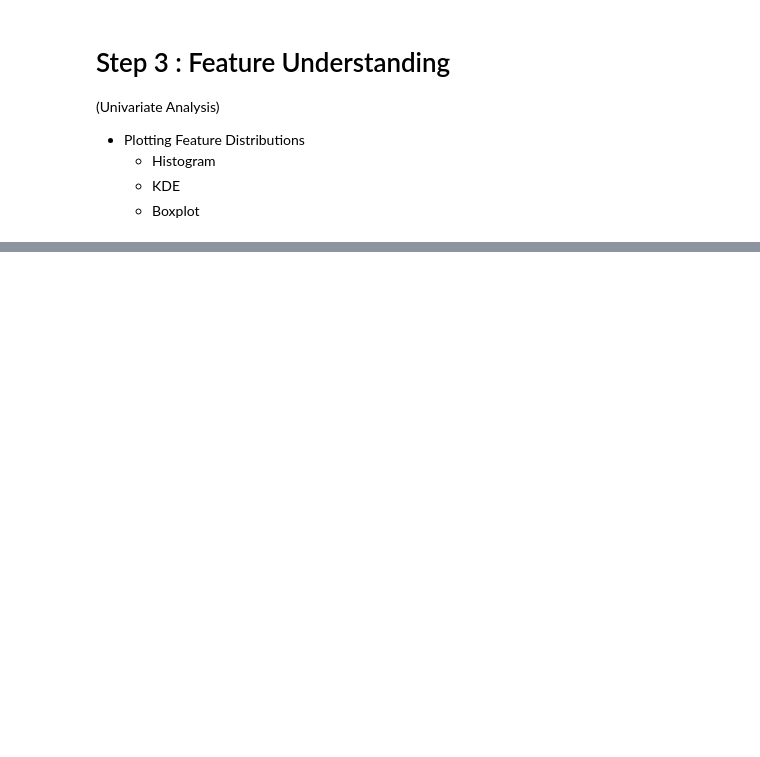
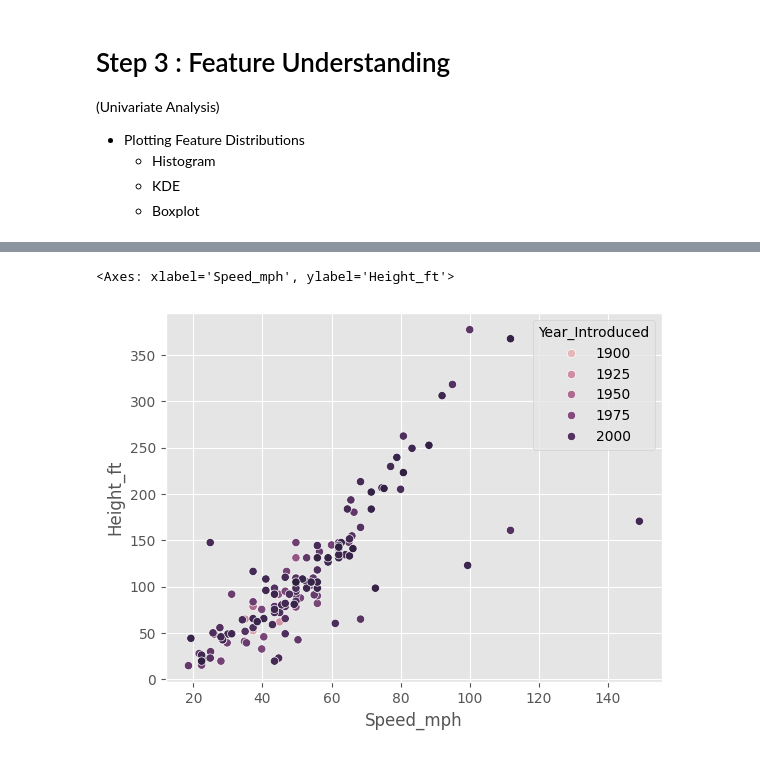
Before and after one commit to amrith-r-naik/MIT-Internship, a Jupyter notebook: EDA.ipynb, the cells around one changed output, grey strips where cells are left out. Drawn from its saved outputs; the diff is of its cells as text; code cells hidden in the pictures; blank space fills up the shorter version.

```diff
--- a/EDA.ipynb
+++ b/EDA.ipynb
@@ -121,0 +124,5 @@ Text(0.5, 0, 'Speed (mph)')
+# %%
+sns.scatterplot(df,x='Speed_mph',y='Height_ft',hue='Year_Introduced')
+# %% [output]
+<Axes: xlabel='Speed_mph', ylabel='Height_ft'>
+[figure, added]
```
Also changed, not shown: parts of 8 cells of this notebook.
